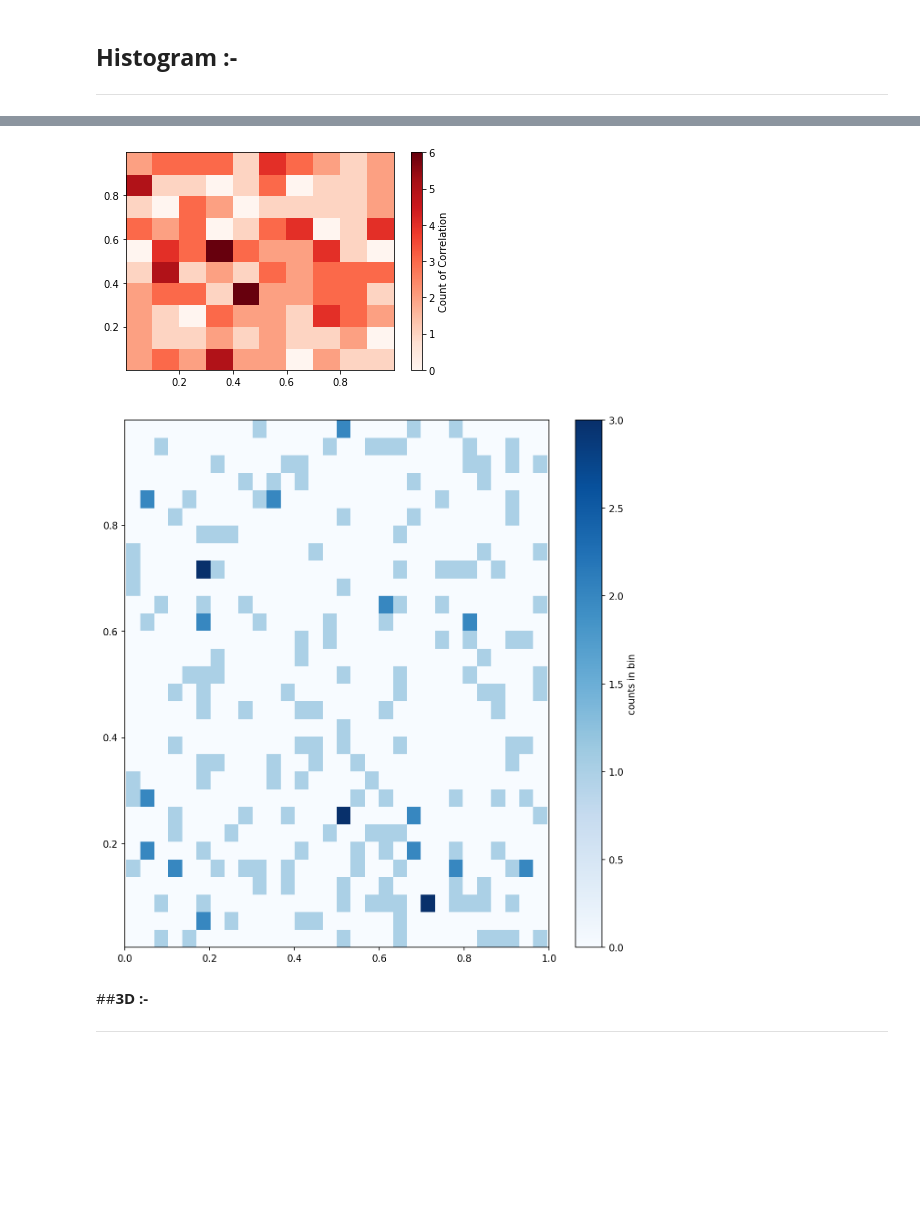
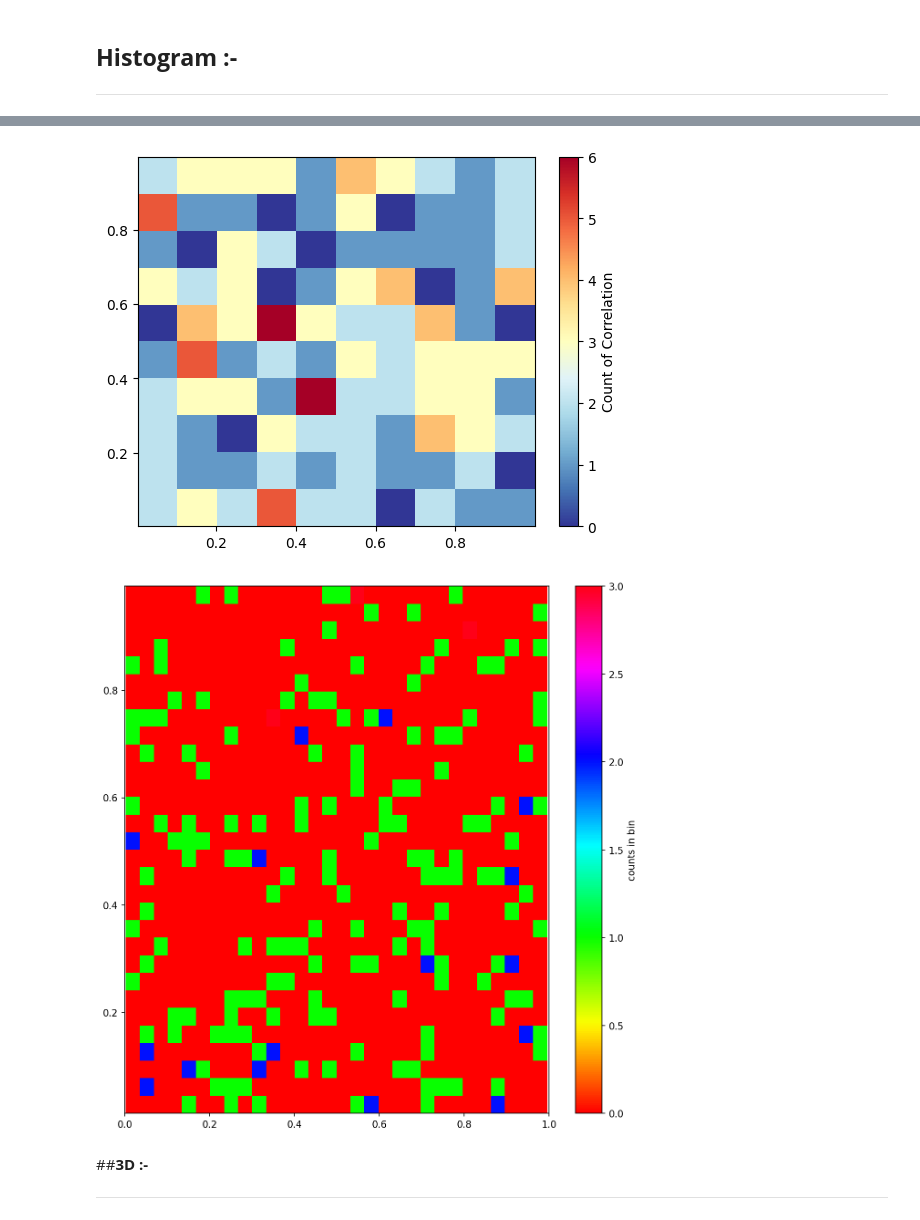
Before and after one commit to orsnaro/MSP-MachineLearning-tasks, a Jupyter notebook: matplotlib_prac/Matplotlib.ipynb, the cells around one changed output, grey strips where cells are left out. Saved outputs shown, nothing was run; the diff lists cells and outputs as text; code cells hidden in the pictures; blank space fills up the shorter version.

```diff
--- a/matplotlib_prac/Matplotlib.ipynb
+++ b/matplotlib_prac/Matplotlib.ipynb
@@ -345,22 +402,22 @@ plt.hist(arr_3, bins=11, density=True, stacked=True)
 # %%
 x = np.random.rand(200)
 y = np.random.rand(200)
-plt.hist2d(x, y, cmap='Reds')
+plt.hist2d(x, y, cmap='RdYlBu_r')
 plt.colorbar().set_label('Count of Correlation')
 plt.show()
 # %% [output]
-[figure, old version]
+[figure, new version]
 # %%
 x = np.random.rand(200)
 y = np.random.rand(200)
 fig = plt.figure(figsize = (10,10) , dpi = 150)
-fig = plt.hist2d(x, y, cmap='Blues', bins=30)
+fig = plt.hist2d(x, y, cmap='hsv', bins=30)
 fig = plt.xlim(0, 1)
 # fig = plt.xticks(range(0.0 , 1.0 , 0.1))
 a = plt.colorbar()
 a.set_label('counts in bin')
 # %% [output]
-[figure, old version]
+[figure, new version]
 # %% [markdown]
 ##**3D :-**
 
```
Also changed, not shown: parts of 40 cells of this notebook, 7 other files.
